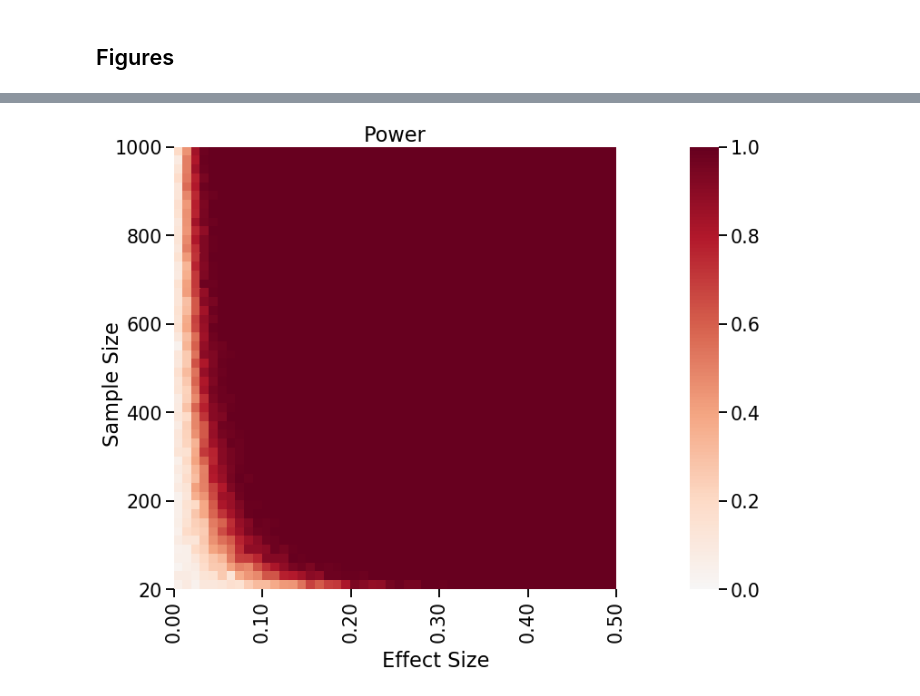
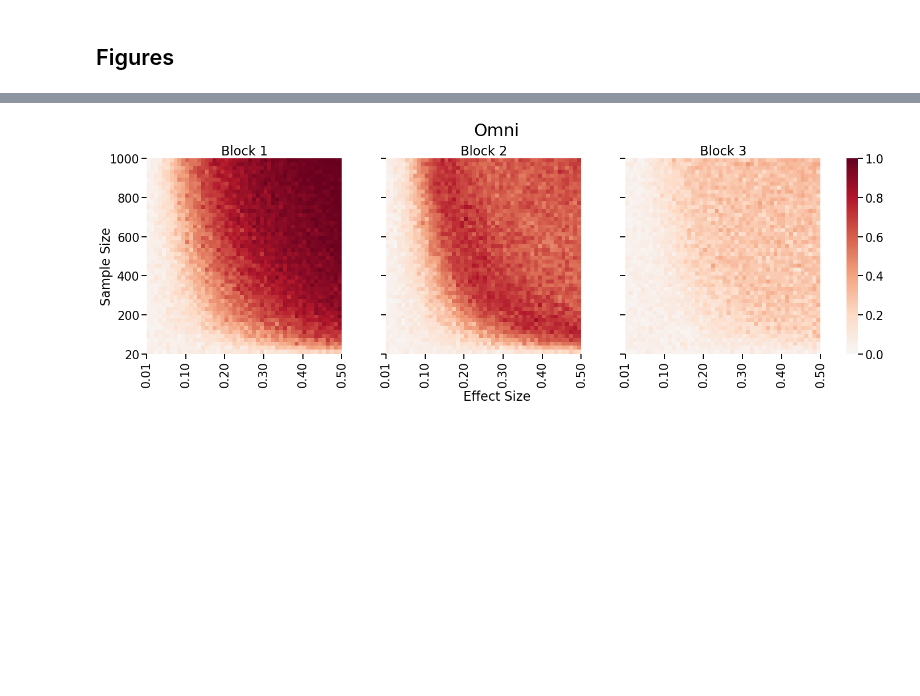
Before and after one commit to neurodata/dos_and_donts, a Jupyter notebook: experiments/experiment_3/20200131_experiment3.ipynb, the cells around one changed output, grey strips where cells are left out. Drawn from its saved outputs; the diff is of its cells as text; code cells hidden in the pictures; blank space fills up the shorter version.

Commit message:
Figures for a posteriori community

```diff
--- a/experiments/experiment_3/20200131_experiment3.ipynb
+++ b/experiments/experiment_3/20200131_experiment3.ipynb
@@ -166,3 +166,7 @@ res_df.to_csv("20200131_results.csv", index=False)
 [interactive output not drawn]
 # %% [markdown]
 ## Figures
+# %%
+res_df = pd.read_csv("20200131_results.csv")
+
+res_df.head()
@@ -169,51 +181,49 @@ res_df.to_csv("20200131_results.csv", index=False)
 # %%
-spacing = 50
-deltas = np.linspace(0, 1 - p, spacing + 1)[1:]
-samples = np.linspace(0, 500, spacing + 1)[1:]
-
-
-samples = np.arange(0, 1001, 100)
-samples[0] += 10
-samples *= 2
-samples = [str(i) for i in samples]
-
 fmt = lambda x: "{:.2f}".format(x)
 
+p = 0.5
+spacing = 50
+deltas = np.linspace(0, 1 - p, spacing + 1)[::10]
+deltas[0] += 0.01
+ms = np.linspace(0, 500, spacing + 1)[::10] * 2
+ms[0] += 20
+
 with sns.plotting_context("talk", font_scale=1.25):
-    # fig, ax = plt.subplots(figsize=(10, 10))
     fig, ax = plt.subplots(
         1,
-        2,
-        gridspec_kw={"width_ratios": [1, 0.05]},
-        figsize=(10, 8),
+        4,
+        gridspec_kw={"width_ratios": [1, 1, 1, 0.05]},
+        figsize=(19, 6),
         constrained_layout=True,
     )
 
-    sns.heatmap(
-        np.flipud(res_df.power.values.reshape(spacing, -1)),
-        ax=ax[0],
-        square=True,
-        center=0,
-        cmap="RdBu_r",
-        cbar_kws=dict(shrink=0.7),
-        xticklabels=[fmt(i) for i in np.linspace(0, 1 - p, 51)[::10]],
-        yticklabels=samples,
-        cbar_ax=ax[-1],
-        vmin=0,
-        vmax=1,
-    )
-    ax[0].set_xticks(np.arange(0, ax[0].get_xlim()[1] + 1, 10))
-    ax[0].set_yticks(np.arange(0, ax[0].get_ylim()[0] + 1, 10)[::-1])
-    ax[0].set_title("Power")
+    for i in range(3):
+        sns.heatmap(
+            np.flipud(res_df[f"omni_power_{i+1}"].values.reshape(spacing, -1)),
+            ax=ax[i],
+            square=True,
+            center=0,
+            cmap="RdBu_r",
+            cbar_kws=dict(shrink=0.7),
+            xticklabels=[fmt(d) for d in deltas],
+            yticklabels=["{:.0f}".format(m) for m in ms],
+            cbar_ax=ax[-1],
+            vmin=0,
+            vmax=1,
+        )
+        ax[i].set_xticks(np.arange(0, ax[0].get_xlim()[1] + 1, 10))
+        ax[i].set_yticks(np.arange(0, ax[0].get_ylim()[0] + 1, 10)[::-1])
+        if i != 0:
+            ax[i].yaxis.set_major_formatter(plt.NullFormatter())
+        ax[i].set_title(f"Block {i+1}")
 
     fig.text(-0.01, 0.5, "Sample Size", va="center", rotation="vertical")
     fig.text(0.5, -0.03, "Effect Size", va="center", ha="center")
+    fig.text(0.5, 1.05, "Omni", va="center", ha="center", fontsize=30)
 
-    # fig.tight_layout()
-
-    fig.savefig("./figures/20200127_power.png", dpi=300, bbox_inches="tight")
-    fig.savefig("./figures/20200127_power.pdf", bbox_inches="tight")
+    fig.savefig("./figures/20200204_omni_power.png", dpi=300, bbox_inches="tight")
+    fig.savefig("./figures/20200204_omni_power.pdf", bbox_inches="tight")
 # %% [output]
-[figure, old version]
+[figure, new version]
 [interactive output not drawn]
 # %%
```
Also changed, not shown: parts of 3 cells of this notebook, 6 other files.
